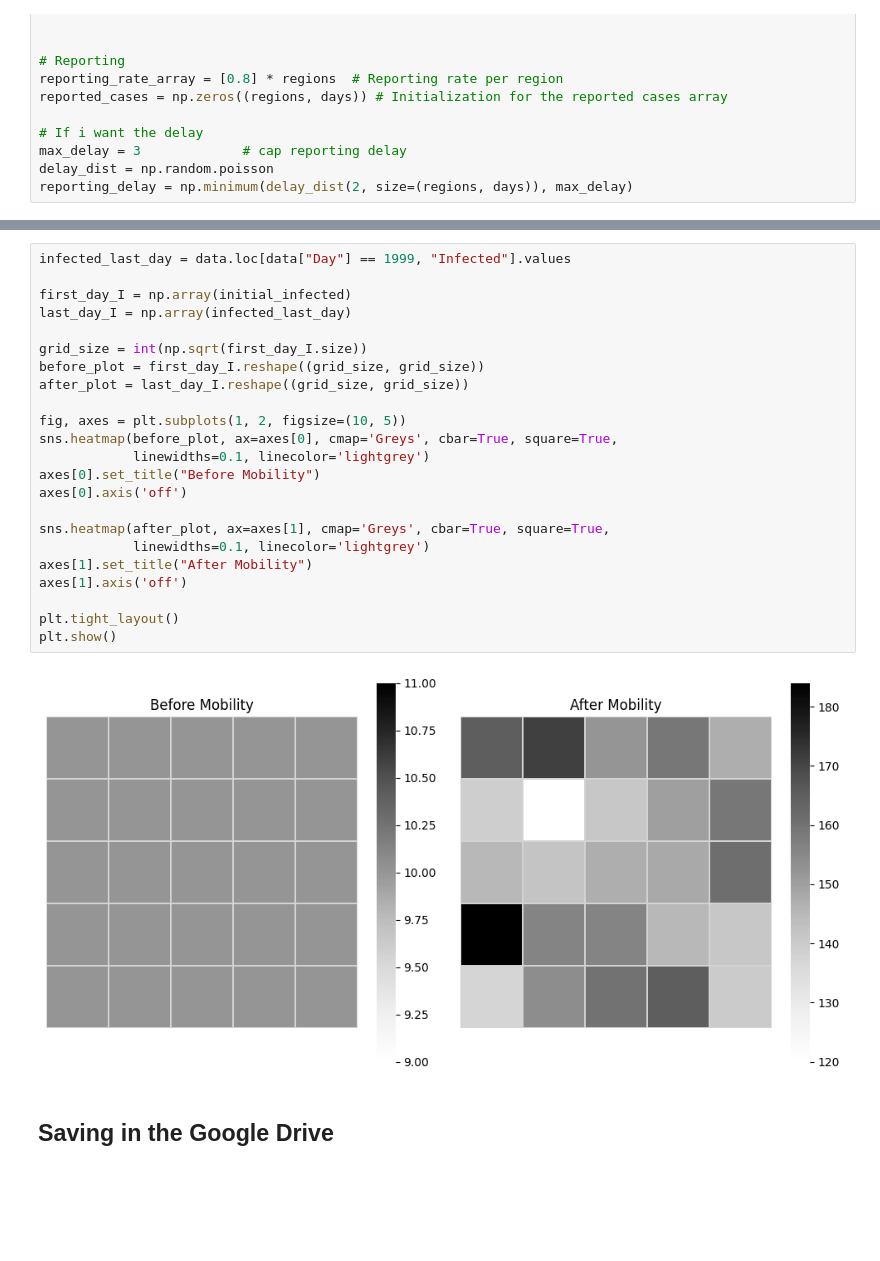
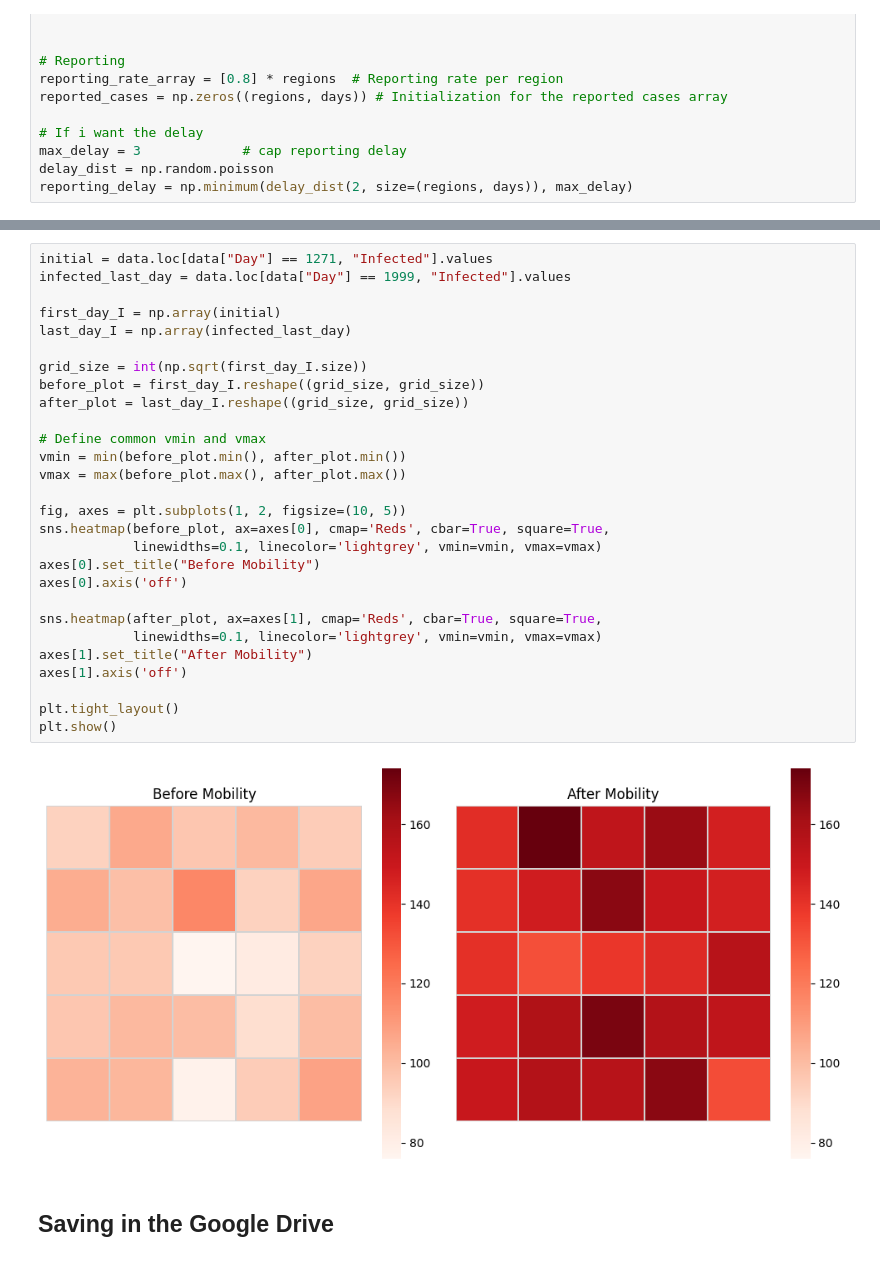
Before and after one commit to SahputraS/Outbreak-Simulation-and-Detection-Testing, a Jupyter notebook: SIRS_Metapopulation_With_Reporting.ipynb, the cells around one changed output, grey strips where cells are left out. Saved outputs shown, nothing was run; the diff lists cells and outputs as text; blank space fills up the shorter version.

```diff
--- a/SIRS_Metapopulation_With_Reporting.ipynb
+++ b/SIRS_Metapopulation_With_Reporting.ipynb
@@ -349,28 +306,33 @@ plt.show()
 # %%
+initial = data.loc[data["Day"] == 1271, "Infected"].values
 infected_last_day = data.loc[data["Day"] == 1999, "Infected"].values
 
-first_day_I = np.array(initial_infected)
+first_day_I = np.array(initial)
 last_day_I = np.array(infected_last_day)
 
 grid_size = int(np.sqrt(first_day_I.size))
 before_plot = first_day_I.reshape((grid_size, grid_size))
 after_plot = last_day_I.reshape((grid_size, grid_size))
 
+# Define common vmin and vmax
+vmin = min(before_plot.min(), after_plot.min())
+vmax = max(before_plot.max(), after_plot.max())
+
 fig, axes = plt.subplots(1, 2, figsize=(10, 5))
-sns.heatmap(before_plot, ax=axes[0], cmap='Greys', cbar=True, square=True,
-            linewidths=0.1, linecolor='lightgrey')
+sns.heatmap(before_plot, ax=axes[0], cmap='Reds', cbar=True, square=True,
+            linewidths=0.1, linecolor='lightgrey', vmin=vmin, vmax=vmax)
 axes[0].set_title("Before Mobility")
 axes[0].axis('off')
 
-sns.heatmap(after_plot, ax=axes[1], cmap='Greys', cbar=True, square=True,
-            linewidths=0.1, linecolor='lightgrey')
+sns.heatmap(after_plot, ax=axes[1], cmap='Reds', cbar=True, square=True,
+            linewidths=0.1, linecolor='lightgrey', vmin=vmin, vmax=vmax)
 axes[1].set_title("After Mobility")
 axes[1].axis('off')
 
 plt.tight_layout()
 plt.show()
 # %% [output]
-[figure, old version]
+[figure, new version]
 # %% [markdown]
 ## Saving in the Google Drive
 # %%
```
Also changed, not shown: parts of 8 cells of this notebook.
